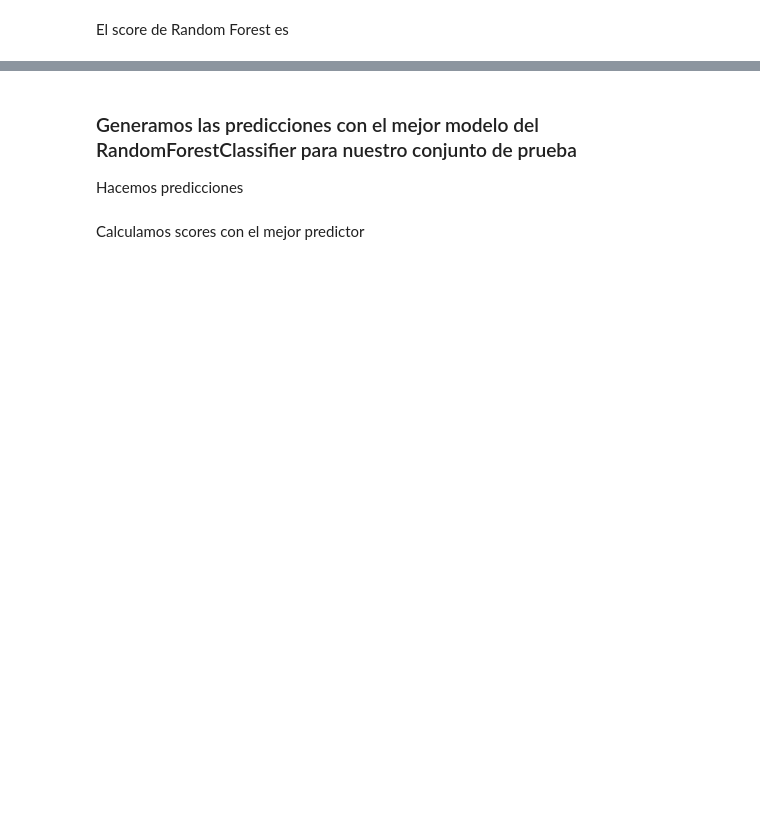
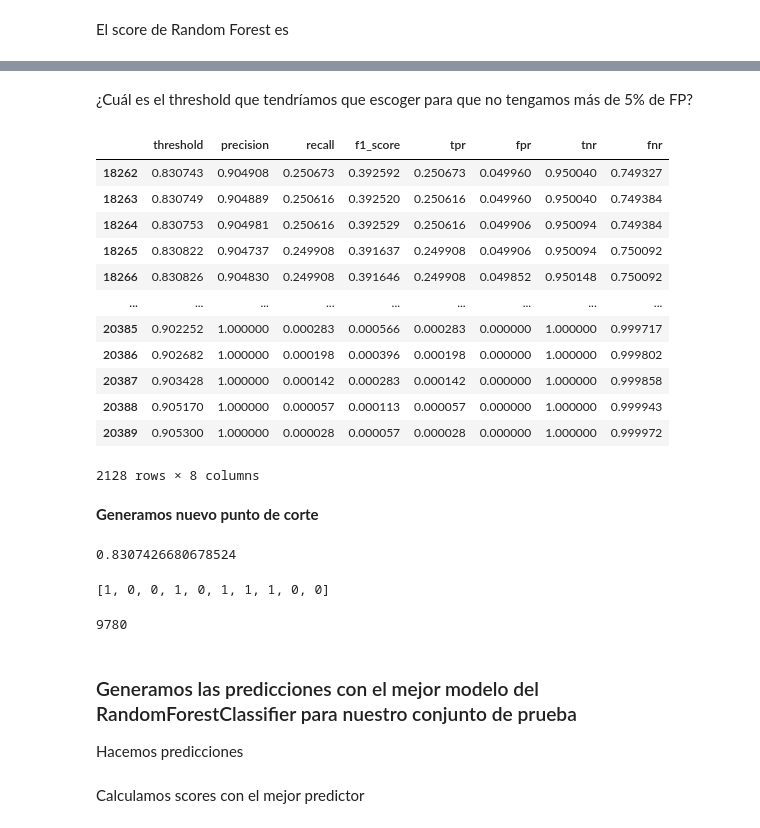
Before and after one commit to lechugaa/dpa-project, a Jupyter notebook: notebooks/modeling/model_selection_cbp.ipynb, the cells around one changed output, grey strips where cells are left out. Cells and saved outputs as stored; diff of their text form; code cells hidden in the pictures; blank space fills up the shorter version.

```diff
--- a/notebooks/modeling/model_selection_cbp.ipynb
+++ b/notebooks/modeling/model_selection_cbp.ipynb
@@ -148,0 +279,26 @@ best[1].best_score_
+# %% [markdown]
+¿Cuál es el threshold que tendríamos que escoger para que no tengamos más de 5% de FP?
+# %%
+negocio = metrics_report[metrics_report.fpr <= 0.05]
+negocio
+# %% [output]
+|  | threshold | precision | recall | f1_score | tpr | fpr | tnr | fnr |
+| 18262 | 0.830743 | 0.904908 | 0.250673 | 0.392592 | 0.250673 | 0.049960 | 0.950040 | 0.749327 |
+| 18263 | 0.830749 | 0.904889 | 0.250616 | 0.392520 | 0.250616 | 0.049960 | 0.950040 | 0.749384 |
+| 18264 | 0.830753 | 0.904981 | 0.250616 | 0.392529 | 0.250616 | 0.049906 | 0.950094 | 0.749384 |
+| 18265 | 0.830822 | 0.904737 | 0.249908 | 0.391637 | 0.249908 | 0.049906 | 0.950094 | 0.750092 |
+| 18266 | 0.830826 | 0.904830 | 0.249908 | 0.391646 | 0.249908 | 0.049852 | 0.950148 | 0.750092 |
+| ... | ... | ... | ... | ... | ... | ... | ... | ... |
+| 20385 | 0.902252 | 1.000000 | 0.000283 | 0.000566 | 0.000283 | 0.000000 | 1.000000 | 0.999717 |
+| 20386 | 0.902682 | 1.000000 | 0.000198 | 0.000396 | 0.000198 | 0.000000 | 1.000000 | 0.999802 |
+| 20387 | 0.903428 | 1.000000 | 0.000142 | 0.000283 | 0.000142 | 0.000000 | 1.000000 | 0.999858 |
+| 20388 | 0.905170 | 1.000000 | 0.000057 | 0.000113 | 0.000057 | 0.000000 | 1.000000 | 0.999943 |
+| 20389 | 0.905300 | 1.000000 | 0.000028 | 0.000057 | 0.000028 | 0.000000 | 1.000000 | 0.999972 |
+2128 rows × 8 columns
+# %% [markdown]
+**Generamos nuevo punto de corte**
+# %%
+punto_corte = negocio.head(1).threshold.values[0]
+punto_corte
+# %% [output]
+0.8307426680678524
@@ -149,3 +307,11 @@ best[1].best_score_
+# %%
+new_labels[:10]
+# %% [output]
+[1, 0, 0, 1, 0, 1, 1, 1, 0, 0]
+# %%
+pd.Series(new_labels).sum()
+# %% [output]
+9780
 # %% [markdown]
 ### Generamos las predicciones con el mejor modelo del RandomForestClassifier para nuestro conjunto de prueba
 
```
Also changed, not shown: parts of 39 cells of this notebook.
